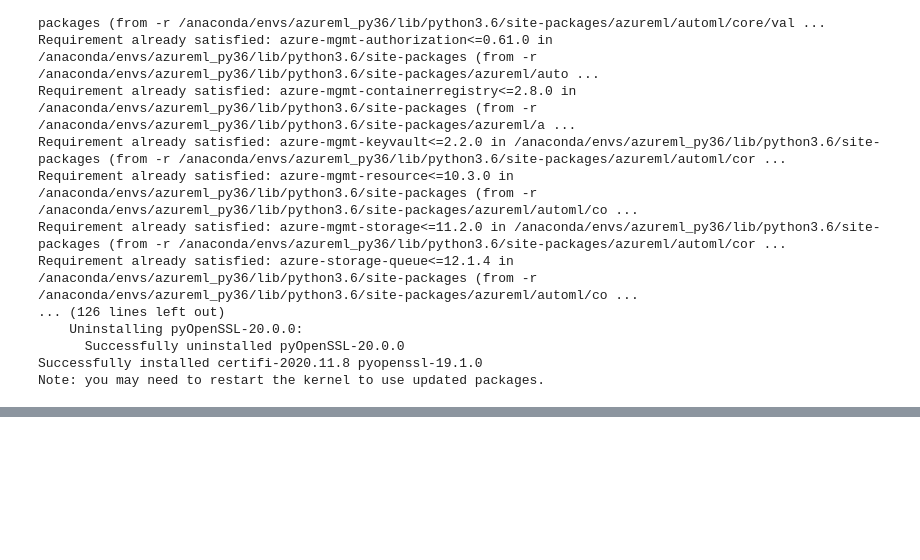
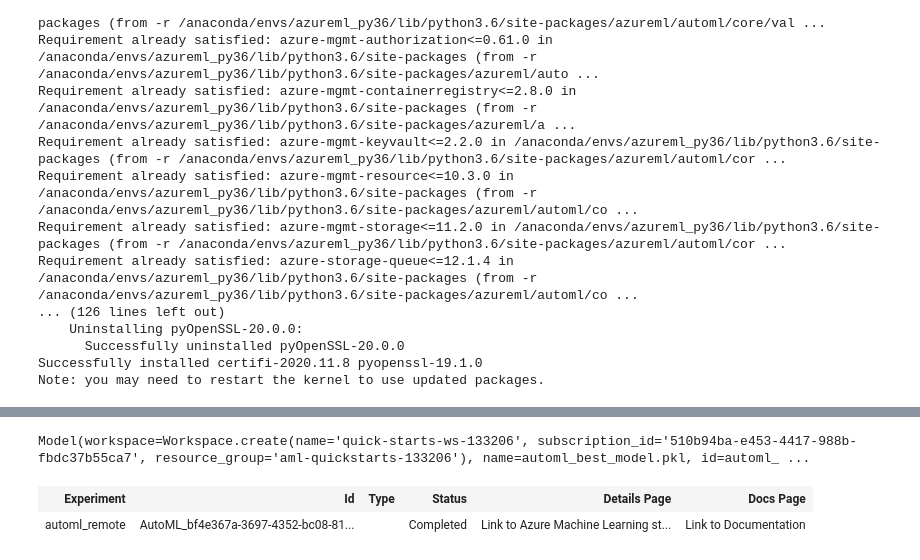
Before and after one commit to valeriapolozun/udacity_azure_ml, a Jupyter notebook: udacity-project.ipynb, the cells around one changed output, grey strips where cells are left out. Saved outputs shown, nothing was run; the diff lists cells and outputs as text; code cells hidden in the pictures; blank space fills up the shorter version.

```diff
--- a/udacity-project.ipynb
+++ b/udacity-project.ipynb
@@ -155,7 +155,7 @@ import pandas as pd
 
 x, y = clean_data(ds)
 
-#data = pd.concat([x.astype(int),y.astype(int)], axis=1)
+data = pd.concat([x,y], axis=1)
 # %%
 from azureml.train.automl import AutoMLConfig
 
@@ -167,7 +167,7 @@ automl_config = AutoMLConfig(
     experiment_timeout_minutes=30,
     task="classification",
     primary_metric="accuracy",
-    training_data=ds,
+    training_data=data,
     label_column_name='y',
     n_cross_validations=5)
 # %%
@@ -221,0 +241,2 @@ best_run.get_details()
+# %%
+best_run, best_model=remote_run.get_output()
@@ -221,0 +283,10 @@ best_run.get_details()
+# %%
+#save best automl model
+best_run.register_model(model_name='automl_best_model.pkl',model_path='outputs/')
+# %% [output]
+Model(workspace=Workspace.create(name='quick-starts-ws-133206', subscription_id='510b94ba-e453-4417-988b-fbdc37b55ca7', resource_group='aml-quickstarts-133206'), name=automl_best_model.pkl, id=automl_ ...
+# %%
+best_run
+# %% [output]
+| Experiment | Id | Type | Status | Details Page | Docs Page |
+| automl_remote | AutoML_bf4e367a-3697-4352-bc08-81... |  | Completed | Link to Azure Machine Learning st... | Link to Documentation |
```
Also changed, not shown: parts of 5 cells of this notebook.
